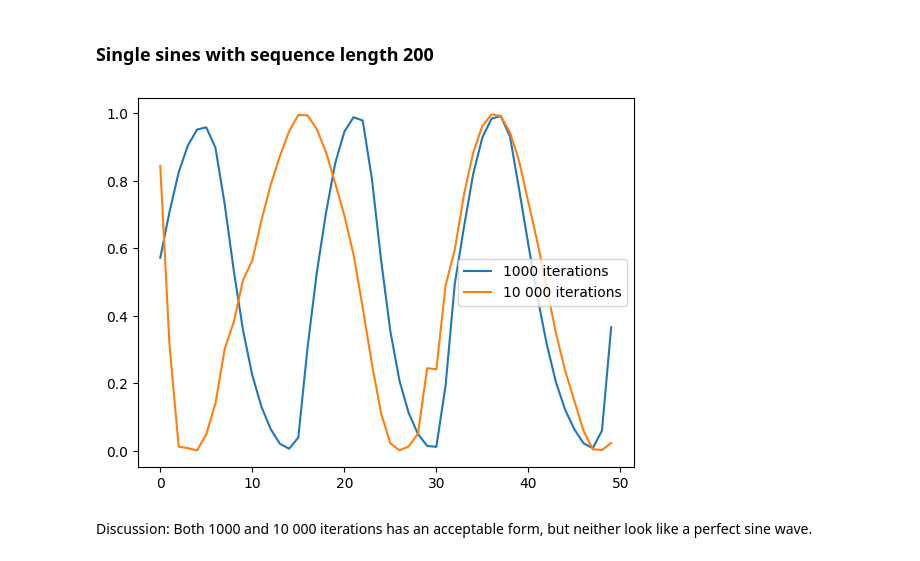
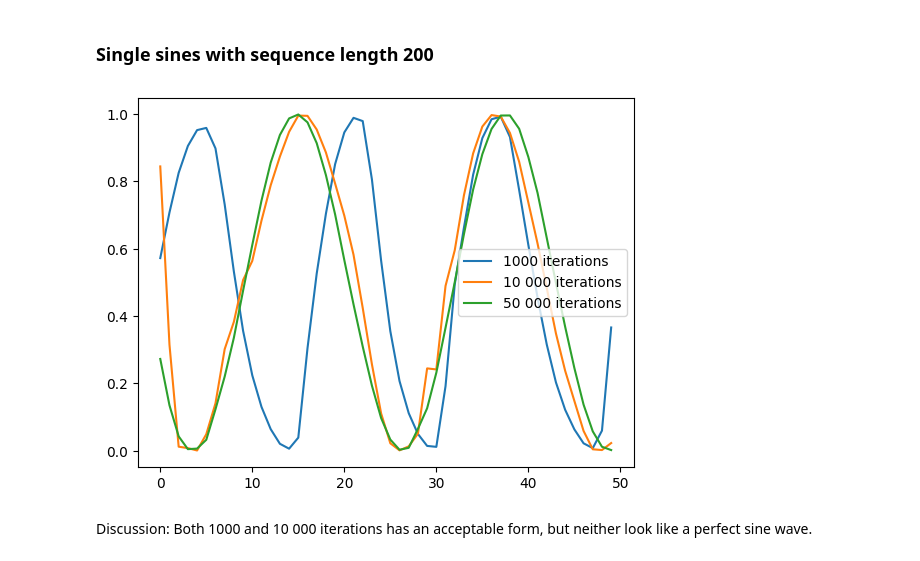
Before and after one commit to fredrikSveen/MSc_time_series_GAN, a Jupyter notebook: windowed_data.ipynb, the cells around one changed output. Drawn from its saved outputs; the diff is of its cells as text; code cells hidden in the pictures.

```diff
--- a/windowed_data.ipynb
+++ b/windowed_data.ipynb
@@ -37,16 +37,20 @@ with open('synt_data/timeGan_generated_sines/syn_sine_1000_1_200_240424_10h00.js
     dim1_200_1000 = json.load(file)
 with open('synt_data/timeGan_generated_sines/syn_sine_10000_1_200_240424_13h18.json', 'r') as file:
     dim1_200_10000 = json.load(file)
+with open('synt_data/timeGan_generated_sines/syn_sine_50000_1_200_250424_18h54.json', 'r') as file:
+    dim1_200_50000 = json.load(file)
 
 df_dim1_200_1000 = pd.DataFrame(dim1_200_1000[1])
 df_dim1_200_10000 = pd.DataFrame(dim1_200_10000[1])
+df_dim1_200_50000 = pd.DataFrame(dim1_200_50000[1])
 # %%
 df_dim1_200_1000[1].iloc[:50].plot()
 df_dim1_200_10000[1].iloc[:50].plot()
+df_dim1_200_50000[1].iloc[:50].plot()
 plt.legend(["1000 iterations","10 000 iterations", "50 000 iterations"])
 plt.show()
 # %% [output]
-[figure, old version]
+[figure, new version]
 # %% [markdown]
 Discussion: Both 1000 and 10 000 iterations has an acceptable form, but neither look like a perfect sine wave.
 # %% [markdown]
```
Also changed, not shown: parts of 3 cells of this notebook.
